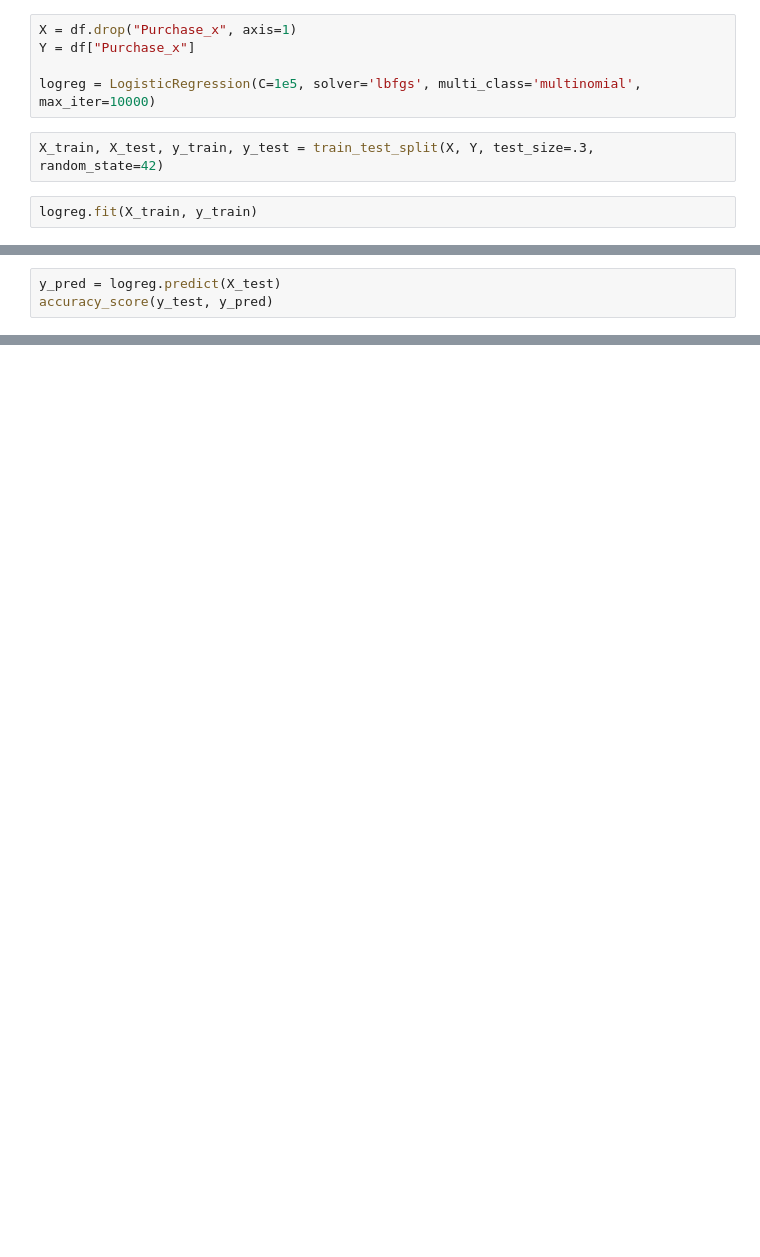
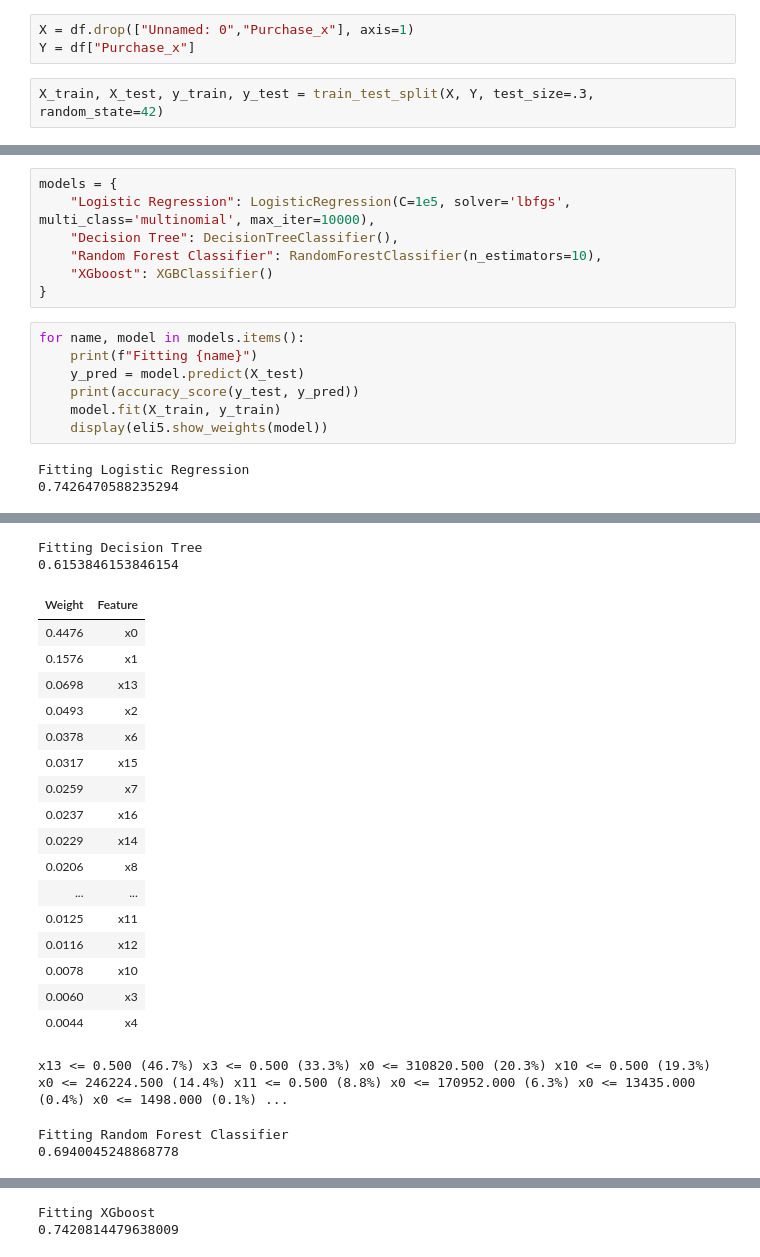
Before and after one commit to baaraban/responsible_DS_project, a Jupyter notebook: modelling/explained_fitted_models/multinomial_eli5.ipynb, the cells around one changed output, grey strips where cells are left out. Drawn from its saved outputs; the diff is of its cells as text; blank space fills up the shorter version.

Commit message:
Add xgboost, random forest and decision tree models

```diff
--- a/modelling/explained_fitted_models/multinomial_eli5.ipynb
+++ b/modelling/explained_fitted_models/multinomial_eli5.ipynb
@@ -19,9 +31,5 @@ df.head()
 # %%
-X = df.drop("Purchase_x", axis=1)
+X = df.drop(["Unnamed: 0","Purchase_x"], axis=1)
 Y = df["Purchase_x"]
-
-logreg = LogisticRegression(C=1e5, solver='lbfgs', multi_class='multinomial', max_iter=10000)
 # %%
 X_train, X_test, y_train, y_test = train_test_split(X, Y, test_size=.3, random_state=42)
-# %%
-logreg.fit(X_train, y_train)
@@ -34,3 +35,0 @@ LogisticRegression(C=100000.0, class_weight=None, dual=False,
-# %%
-y_pred = logreg.predict(X_test)
-accuracy_score(y_test, y_pred)
@@ -43,0 +38,17 @@ eli5.show_weights(logreg)
+# %%
+models = {
+    "Logistic Regression": LogisticRegression(C=1e5, solver='lbfgs', multi_class='multinomial', max_iter=10000),
+    "Decision Tree": DecisionTreeClassifier(),
+    "Random Forest Classifier": RandomForestClassifier(n_estimators=10),
+    "XGboost": XGBClassifier()
+}
+# %%
+for name, model in models.items():
+    print(f"Fitting {name}")
+    y_pred = model.predict(X_test)
+    print(accuracy_score(y_test, y_pred))
+    model.fit(X_train, y_train)
+    display(eli5.show_weights(model))
+# %% [output]
+Fitting Logistic Regression
+0.7426470588235294
@@ -43,0 +57,22 @@ eli5.show_weights(logreg)
+Fitting Decision Tree
+0.6153846153846154
+| Weight | Feature |
+| 0.4476 | x0 |
+| 0.1576 | x1 |
+| 0.0698 | x13 |
+| 0.0493 | x2 |
+| 0.0378 | x6 |
+| 0.0317 | x15 |
+| 0.0259 | x7 |
+| 0.0237 | x16 |
+| 0.0229 | x14 |
+| 0.0206 | x8 |
+| ... | ... |
+| 0.0125 | x11 |
+| 0.0116 | x12 |
+| 0.0078 | x10 |
+| 0.0060 | x3 |
+| 0.0044 | x4 |
+x13 <= 0.500 (46.7%) x3 <= 0.500 (33.3%) x0 <= 310820.500 (20.3%) x10 <= 0.500 (19.3%) x0 <= 246224.500 (14.4%) x11 <= 0.500 (8.8%) x0 <= 170952.000 (6.3%) x0 <= 13435.000 (0.4%) x0 <= 1498.000 (0.1%) ...
+Fitting Random Forest Classifier
+0.6940045248868778
@@ -43,0 +96,2 @@ eli5.show_weights(logreg)
+Fitting XGboost
+0.7420814479638009
```
Also changed, not shown: parts of 9 cells of this notebook, 1 other file.
